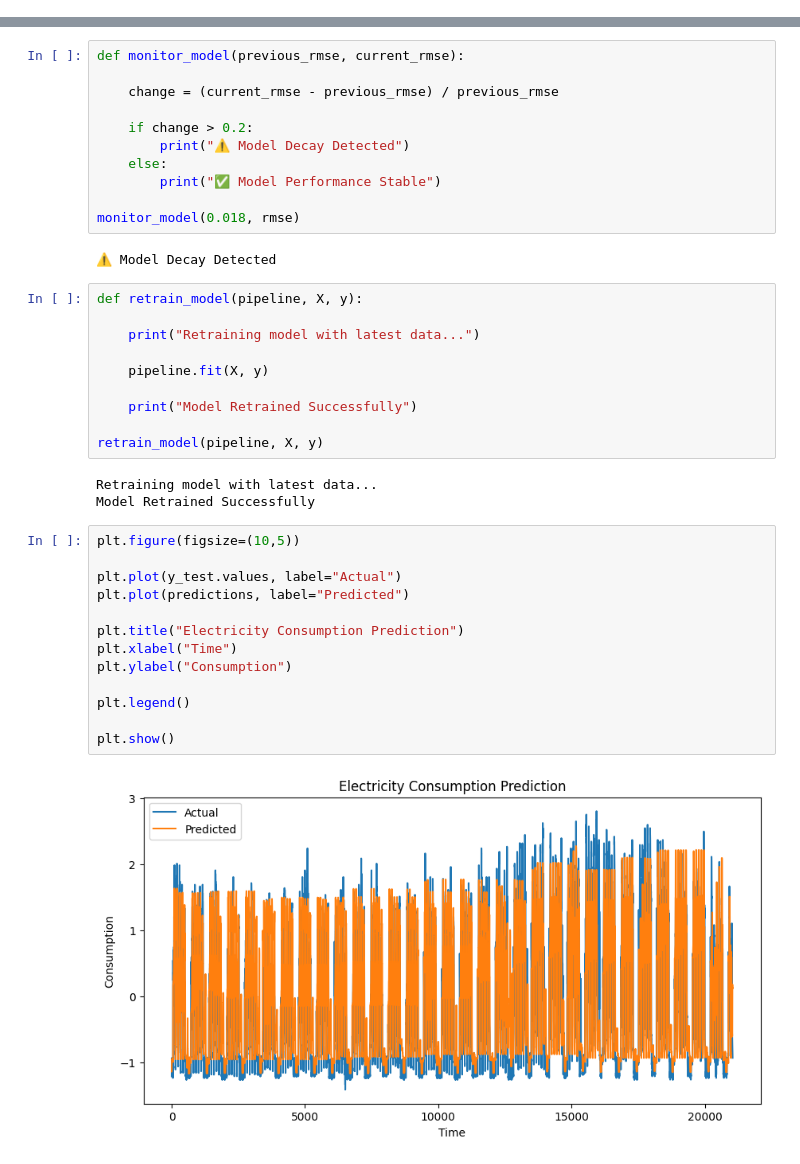
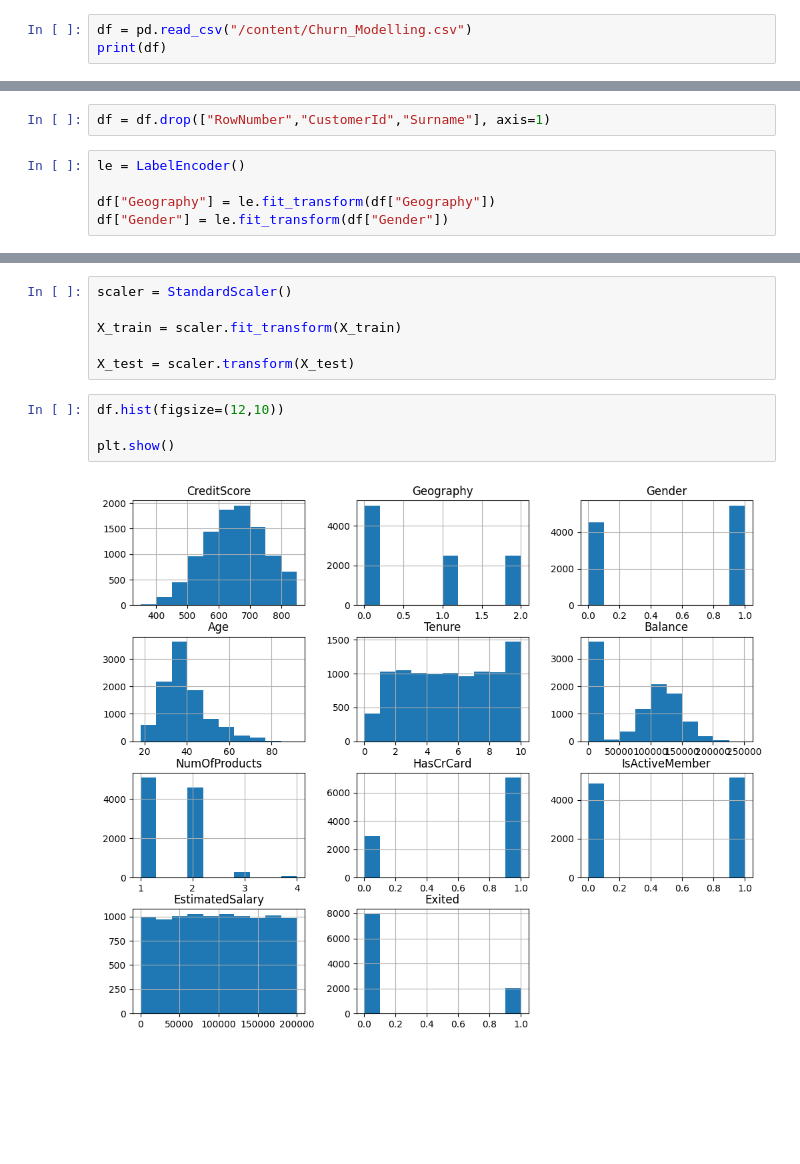
Before and after one commit to ThangallapallyHasini/LAB-4, a Jupyter notebook: 2273_ml_project.ipynb, the cells around one changed output, grey strips where cells are left out. Saved outputs shown, nothing was run; the diff lists cells and outputs as text; blank space fills up the shorter version.

```diff
--- a/2273_ml_project.ipynb
+++ b/2273_ml_project.ipynb
@@ -73,0 +38,3 @@ data = create_features(data)
+# %%
+df = pd.read_csv("/content/Churn_Modelling.csv")
+print(df)
@@ -73,0 +92,7 @@ data = create_features(data)
+# %%
+df = df.drop(["RowNumber","CustomerId","Surname"], axis=1)
+# %%
+le = LabelEncoder()
+
+df["Geography"] = le.fit_transform(df["Geography"])
+df["Gender"] = le.fit_transform(df["Gender"])
@@ -128,41 +107,12 @@ P-value: 3.42374028134095e-83
-# %%
-def monitor_model(previous_rmse, current_rmse):
-
-    change = (current_rmse - previous_rmse) / previous_rmse
-
-    if change > 0.2:
-        print("⚠️ Model Decay Detected")
-    else:
-        print("✅ Model Performance Stable")
-
-monitor_model(0.018, rmse)
-# %% [output]
-⚠️ Model Decay Detected
-# %%
-def retrain_model(pipeline, X, y):
-
-    print("Retraining model with latest data...")
-
-    pipeline.fit(X, y)
-
-    print("Model Retrained Successfully")
-
-retrain_model(pipeline, X, y)
-# %% [output]
-Retraining model with latest data...
-Model Retrained Successfully
-# %%
-plt.figure(figsize=(10,5))
-
-plt.plot(y_test.values, label="Actual")
-plt.plot(predictions, label="Predicted")
-
-plt.title("Electricity Consumption Prediction")
-plt.xlabel("Time")
-plt.ylabel("Consumption")
-
-plt.legend()
-
-plt.show()
-# %% [output]
-[figure, removed]
+# %%
+scaler = StandardScaler()
+
+X_train = scaler.fit_transform(X_train)
+
+X_test = scaler.transform(X_test)
+# %%
+df.hist(figsize=(12,10))
+
+plt.show()
+# %% [output]
+[figure, added]
```
Also changed, not shown: parts of 23 cells of this notebook.
